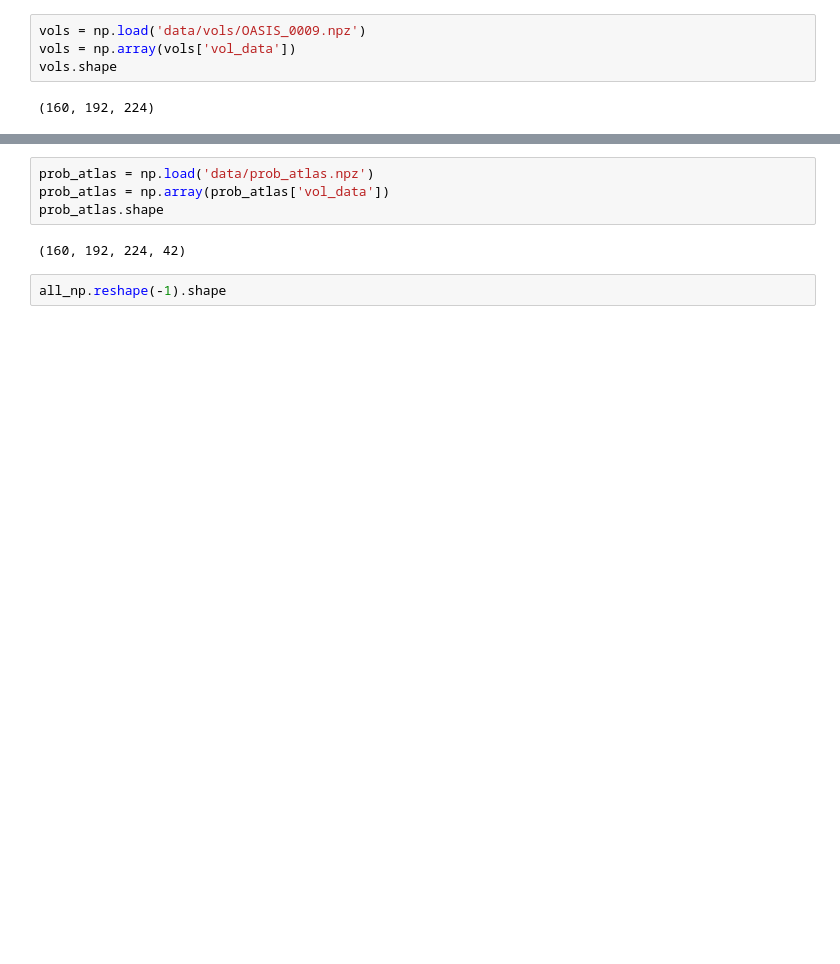
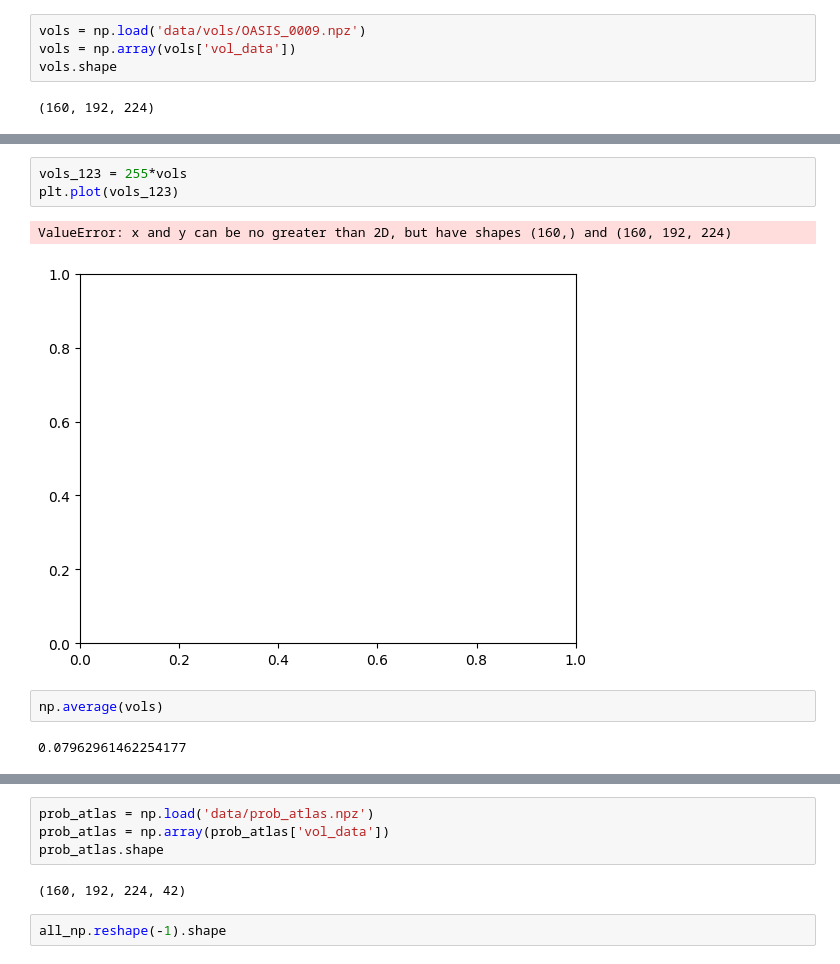
Before and after one commit to yegmor/SAE, a Jupyter notebook: main.ipynb, the cells around one changed output, grey strips where cells are left out. Drawn from its saved outputs; the diff is of its cells as text; blank space fills up the shorter version.

```diff
--- a/main.ipynb
+++ b/main.ipynb
@@ -15,0 +50,10 @@ vols.shape
+# %%
+vols_123 = 255*vols
+plt.plot(vols_123)
+# %% [output]
+ValueError: x and y can be no greater than 2D, but have shapes (160,) and (160, 192, 224)
+[figure, added]
+# %%
+np.average(vols)
+# %% [output]
+0.07962961462254177
```
Also changed, not shown: parts of 8 cells of this notebook, 1 other file.
